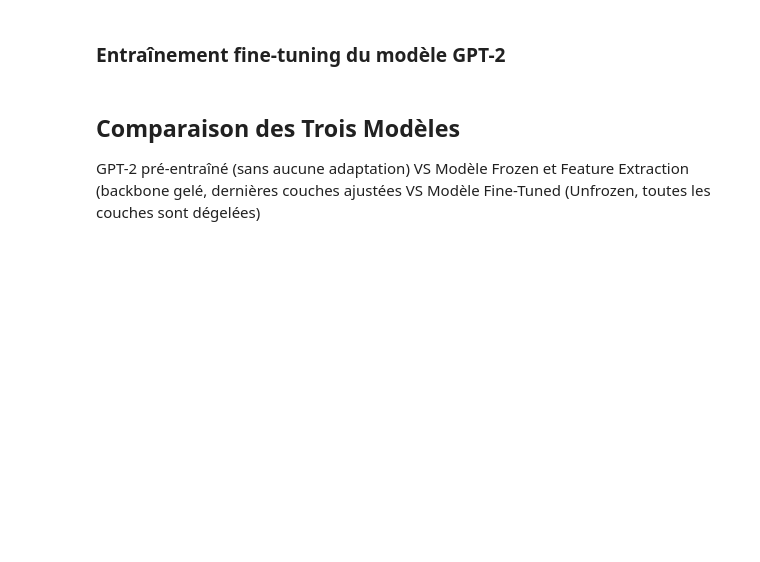
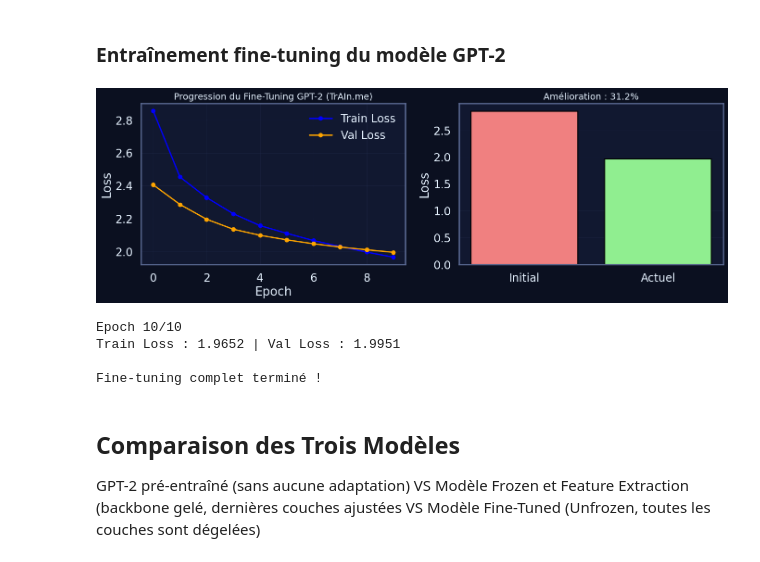
Before and after one commit to happy-developer/train.me, a Jupyter notebook: src/notebooks/model_training/nlp/fine_tuning/fine_tuning_gpt2_gen_train.me.ipynb, the cells around one changed output. Saved outputs shown, nothing was run; the diff lists cells and outputs as text; code cells hidden in the pictures; blank space fills up the shorter version.

```diff
--- a/src/notebooks/model_training/nlp/fine_tuning/fine_tuning_gpt2_gen_train.me.ipynb
+++ b/src/notebooks/model_training/nlp/fine_tuning/fine_tuning_gpt2_gen_train.me.ipynb
@@ -1117,6 +1142,12 @@ visualizer = FineTuneVisualizer(total_epochs=EPOCHS_FULL)
 
 print("Visualisation activée — début de l'entraînement...\n")
 
+
+optimizer = AdamW(
+    (p for p in finetuned_model.parameters() if p.requires_grad),
+    lr=LR_FULL
+)
+
 history_finetune = {"loss": [], "val_loss": []}
 
 # Boucle de fine-tuning complet
@@ -1126,47 +1157,62 @@ for epoch in range(EPOCHS_FULL):
     finetuned_model.train()
     train_loss_sum = 0.0
 
-    for batch in train_loader:
+    for step, batch in enumerate(train_loader):
         batch = {k: v.to(device) for k, v in batch.items()}
 
         outputs = finetuned_model(
             input_ids=batch["input_ids"],
             attention_mask=batch["attention_mask"],
-            labels=batch["labels"],    # causal LM
+            labels=batch["labels"], # labels = input_ids, définis dans le Dataset
         )
+
         loss = outputs.loss
+        loss.backward()
 
-        loss.backward()
         optimizer.step()
         optimizer.zero_grad()
 
         train_loss_sum += loss.item()
+
+        # Logging toutes les 20 étapes
+        if (step + 1) % 20 == 0:
+            print(f"[Epoch {epoch+1}/{EPOCHS_FULL}] step {step+1}/{len(train_loader)} — loss: {loss.item():.4f}")
 
     avg_train_loss = train_loss_sum / len(train_loader)
 
     # Phase VALIDATION
     finetuned_model.eval()
     val_loss_sum = 0.0
 
     with torch.no_grad():
         for batch in val_loader:
             batch = {k: v.to(device) for k, v in batch.items()}
+
             outputs = finetuned_model(
                 input_ids=batch["input_ids"],
                 attention_mask=batch["attention_mask"],
                 labels=batch["labels"],
             )
+
             val_loss_sum += outputs.loss.item()
 
     avg_val_loss = val_loss_sum / len(val_loader)
 
     history_finetune["loss"].append(avg_train_loss)
     history_finetune["val_loss"].append(avg_val_loss)
 
+    print(f"Epoch {epoch+1}/{EPOCHS_FULL} — loss: {avg_train_loss:.4f} — val_loss: {avg_val_loss:.4f}")
+
     # Mise à jour du visualizer
     visualizer.update(epoch, avg_train_loss, avg_val_loss)
 
 print("\nFine-tuning complet terminé !")
+# %% [output]
+[figure, added]
+Epoch 10/10
+Train Loss : 1.9652 | Val Loss : 1.9951
+
+Fine-tuning complet terminé !
 # %% [markdown]
 ## Comparaison des Trois Modèles
 
```
Also changed, not shown: parts of 9 cells of this notebook, 1 other file.
